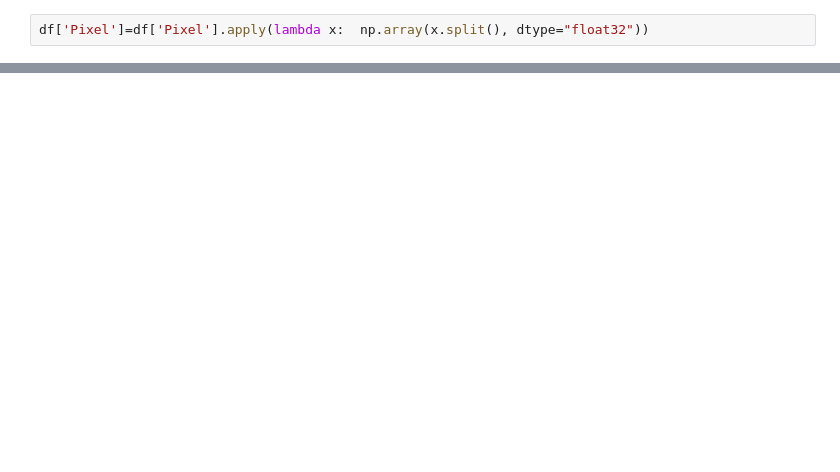
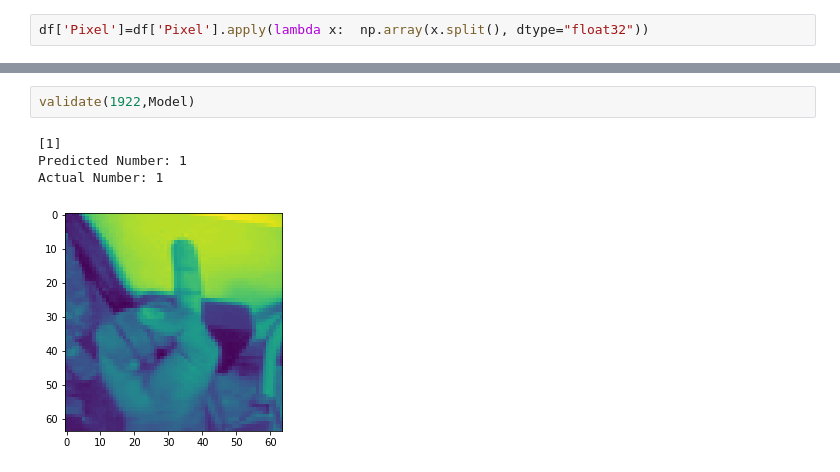
Before and after one commit to shireesha27/demo, a Jupyter notebook: Harshita_SVM.ipynb, the cells around one changed output, grey strips where cells are left out. Saved outputs shown, nothing was run; the diff lists cells and outputs as text; blank space fills up the shorter version.

```diff
--- a/Harshita_SVM.ipynb
+++ b/Harshita_SVM.ipynb
@@ -96,0 +113,7 @@ Actual Number: 10
+# %%
+validate(1922,Model)
+# %% [output]
+[1]
+Predicted Number: 1
+Actual Number: 1
+[figure, added]
```
Also changed, not shown: parts of 30 cells of this notebook.
